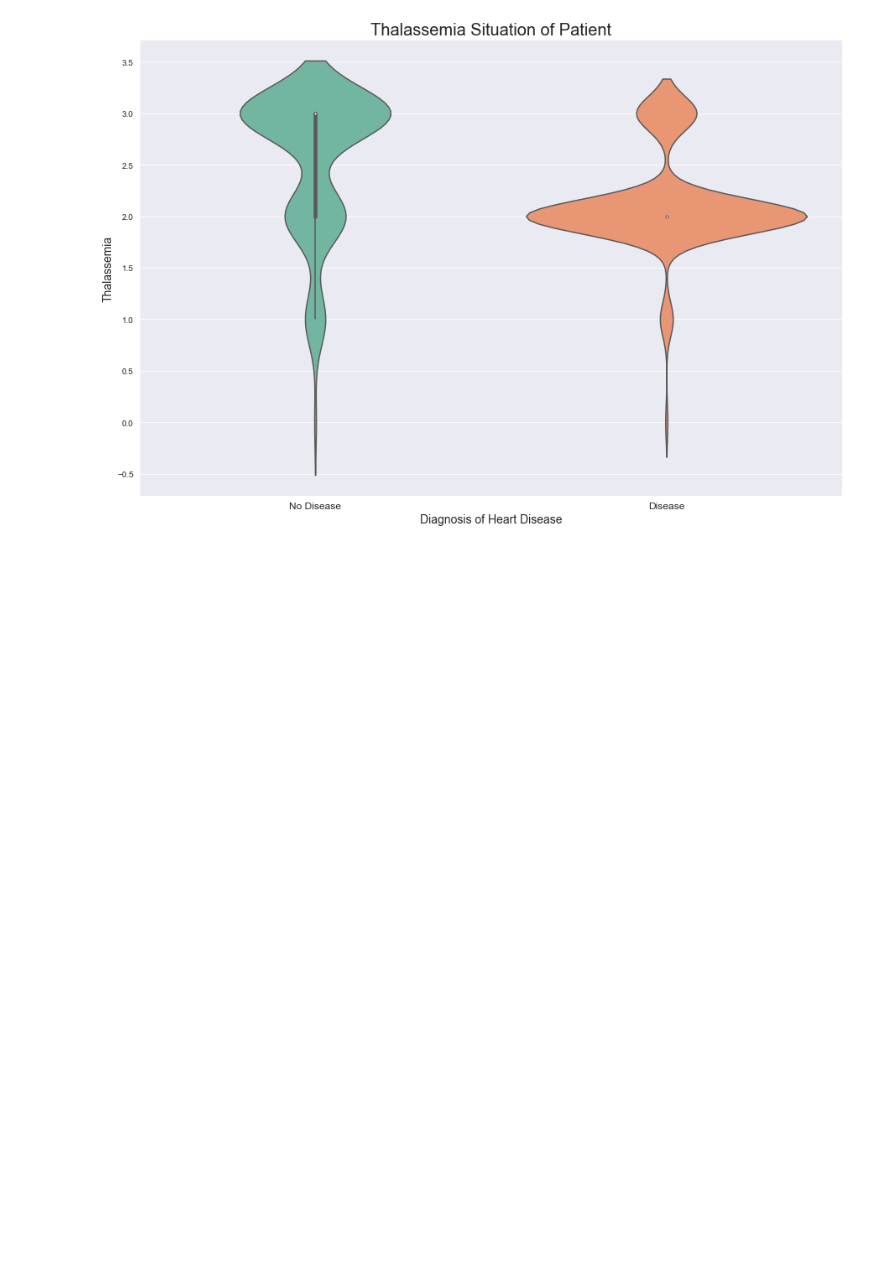
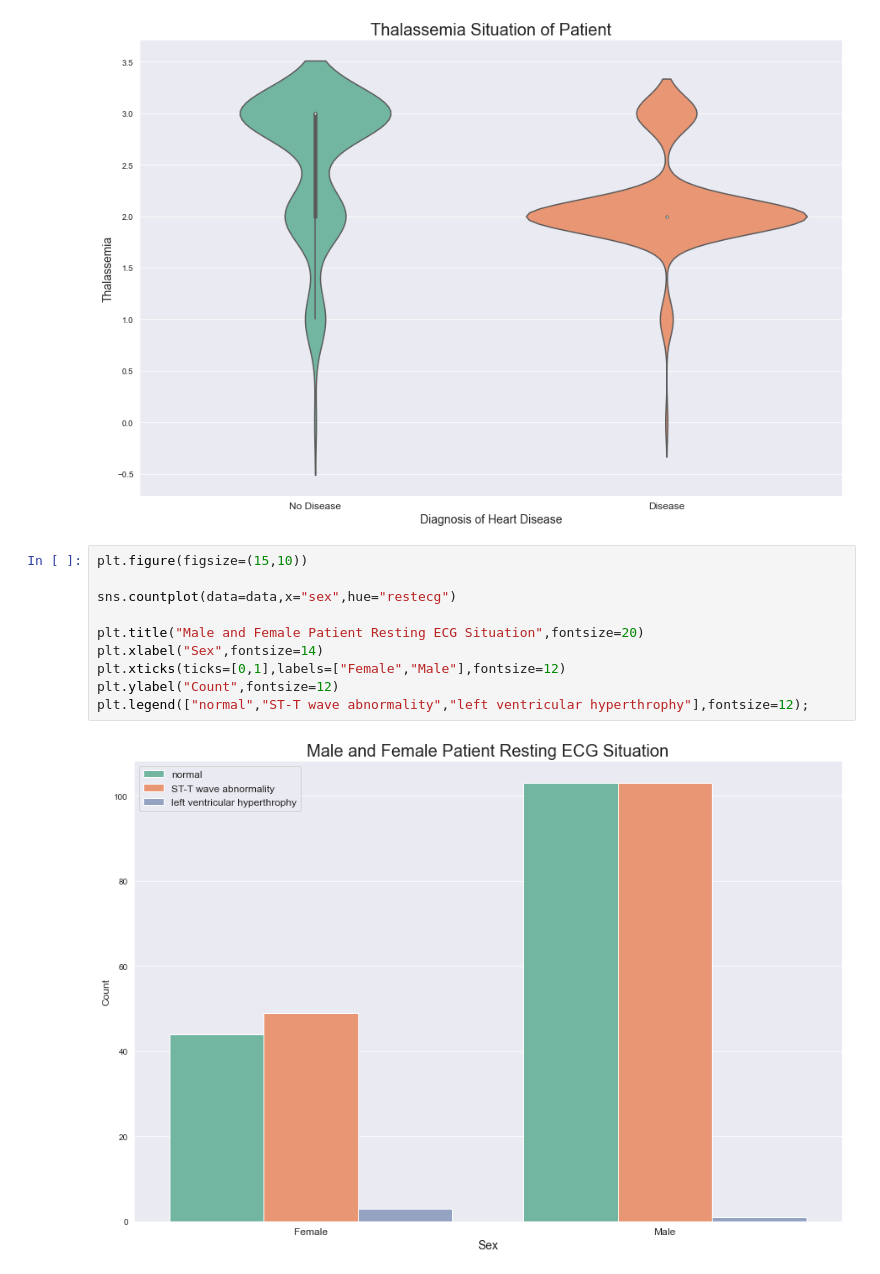
Before and after one commit to shamimsikder/Data-Visualization-Exercises, a Jupyter notebook: Heart Disease Data Visualization.ipynb, the cells around one changed output. Drawn from its saved outputs; the diff is of its cells as text; blank space fills up the shorter version.

```diff
--- a/Heart Disease Data Visualization.ipynb
+++ b/Heart Disease Data Visualization.ipynb
@@ -234,3 +234,15 @@ plt.xticks(ticks=[0,1],labels=["No Disease","Disease"],fontsize=12)
 plt.ylabel("Thalassemia",fontsize=14);
 # %% [output]
 [figure]
+# %%
+plt.figure(figsize=(15,10))
+
+sns.countplot(data=data,x="sex",hue="restecg")
+
+plt.title("Male and Female Patient Resting ECG Situation",fontsize=20)
+plt.xlabel("Sex",fontsize=14)
+plt.xticks(ticks=[0,1],labels=["Female","Male"],fontsize=12)
+plt.ylabel("Count",fontsize=12)
+plt.legend(["normal","ST-T wave abnormality","left ventricular hyperthrophy"],fontsize=12);
+# %% [output]
+[figure, added]
```
